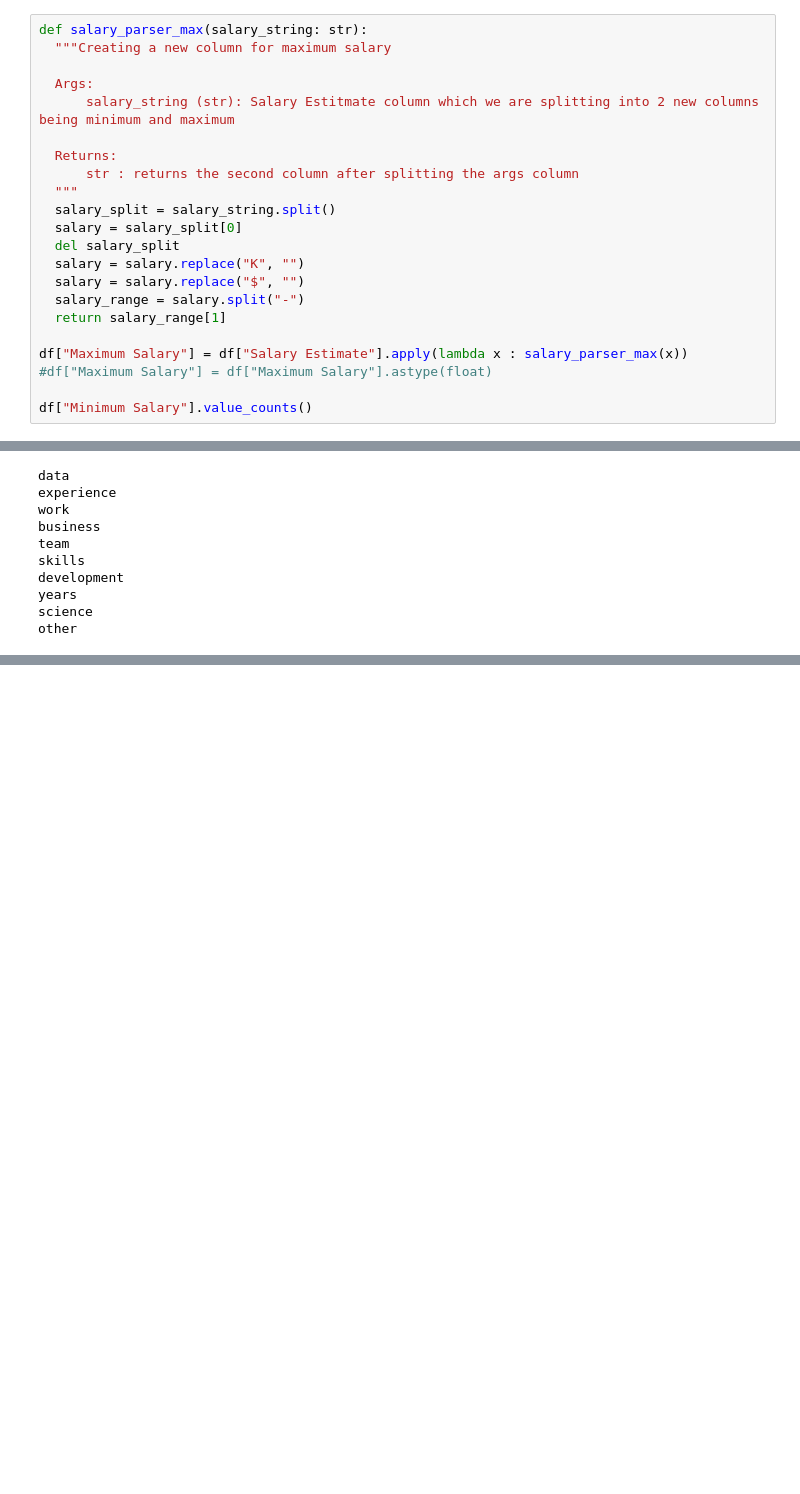
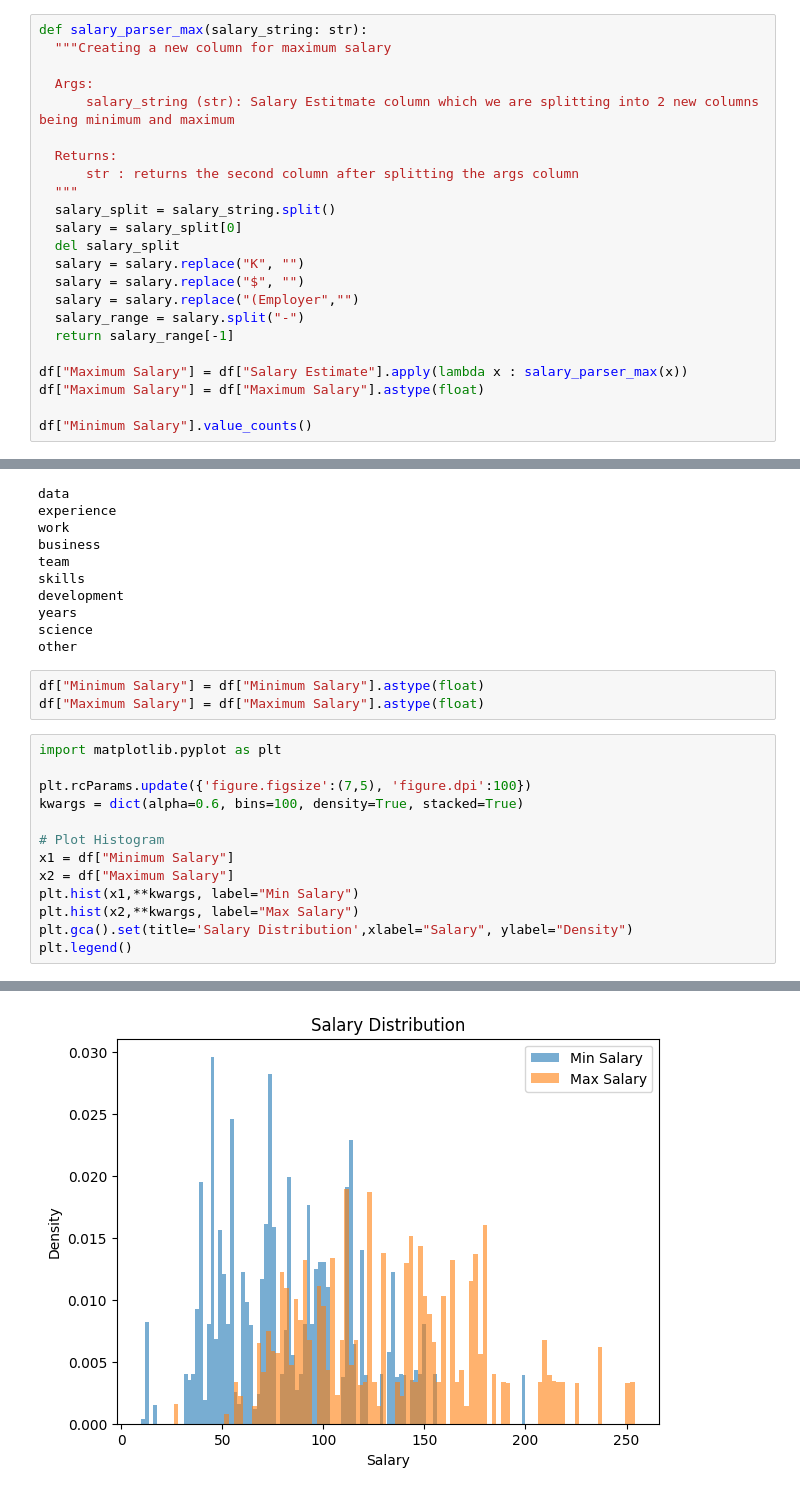
Before and after one commit to AnesSym/internship-project-data-analysis, a Jupyter notebook: cleaning_dataset.ipynb, the cells around one changed output, grey strips where cells are left out. Drawn from its saved outputs; the diff is of its cells as text; blank space fills up the shorter version.

Commit message:
added salary distribution

```diff
--- a/cleaning_dataset.ipynb
+++ b/cleaning_dataset.ipynb
@@ -186,11 +186,12 @@ def salary_parser_max(salary_string: str):
   del salary_split
   salary = salary.replace("K", "")
   salary = salary.replace("$", "")
+  salary = salary.replace("(Employer","")
   salary_range = salary.split("-")
-  return salary_range[1]
+  return salary_range[-1]
 
 df["Maximum Salary"] = df["Salary Estimate"].apply(lambda x : salary_parser_max(x))
-#df["Maximum Salary"] = df["Maximum Salary"].astype(float)
+df["Maximum Salary"] = df["Maximum Salary"].astype(float)
 
 df["Minimum Salary"].value_counts()
 # %% [output]
@@ -637,3 +638,20 @@ development
 years
 science
 other
+# %%
+df["Minimum Salary"] = df["Minimum Salary"].astype(float)
+df["Maximum Salary"] = df["Maximum Salary"].astype(float)
+# %%
+import matplotlib.pyplot as plt
+
+plt.rcParams.update({'figure.figsize':(7,5), 'figure.dpi':100})
+kwargs = dict(alpha=0.6, bins=100, density=True, stacked=True)
+
+# Plot Histogram
+x1 = df["Minimum Salary"]
+x2 = df["Maximum Salary"]
+plt.hist(x1,**kwargs, label="Min Salary")
+plt.hist(x2,**kwargs, label="Max Salary")
+plt.gca().set(title='Salary Distribution',xlabel="Salary", ylabel="Density")
+plt.legend()
+# %% [output]
@@ -639,0 +659 @@ other
+[figure, added]
```
Also changed, not shown: parts of 1 cell of this notebook.
